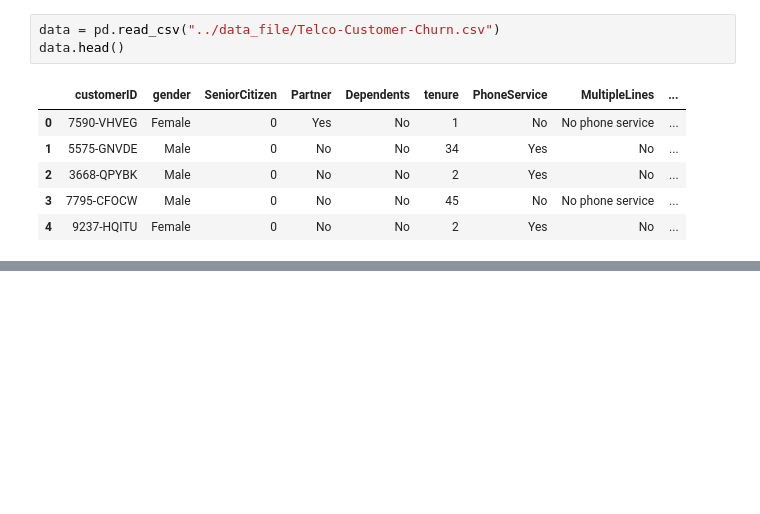
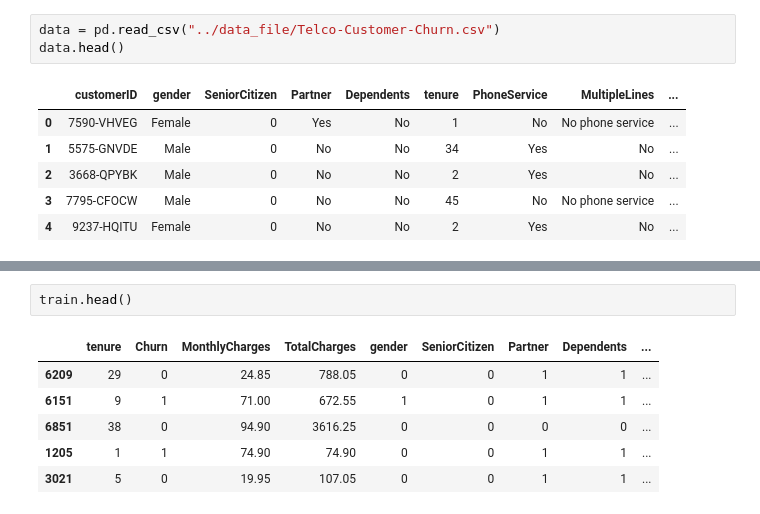
Before and after one commit to lkm18377184433/churn_survival_analysis, a Jupyter notebook: example/ipyb/数据预处理.ipynb, the cells around one changed output, grey strips where cells are left out. Saved outputs shown, nothing was run; the diff lists cells and outputs as text; blank space fills up the shorter version.

```diff
--- a/example/ipyb/数据预处理.ipynb
+++ b/example/ipyb/数据预处理.ipynb
@@ -24,0 +102,9 @@ data.head()
+# %%
+train.head()
+# %% [output]
+|  | tenure | Churn | MonthlyCharges | TotalCharges | gender | SeniorCitizen | Partner | Dependents | ... |
+| 6209 | 29 | 0 | 24.85 | 788.05 | 0 | 0 | 1 | 1 | ... |
+| 6151 | 9 | 1 | 71.00 | 672.55 | 1 | 0 | 1 | 1 | ... |
+| 6851 | 38 | 0 | 94.90 | 3616.25 | 0 | 0 | 0 | 0 | ... |
+| 1205 | 1 | 1 | 74.90 | 74.90 | 0 | 0 | 1 | 1 | ... |
+| 3021 | 5 | 0 | 19.95 | 107.05 | 0 | 0 | 1 | 1 | ... |
```
Also changed, not shown: parts of 16 cells of this notebook.
